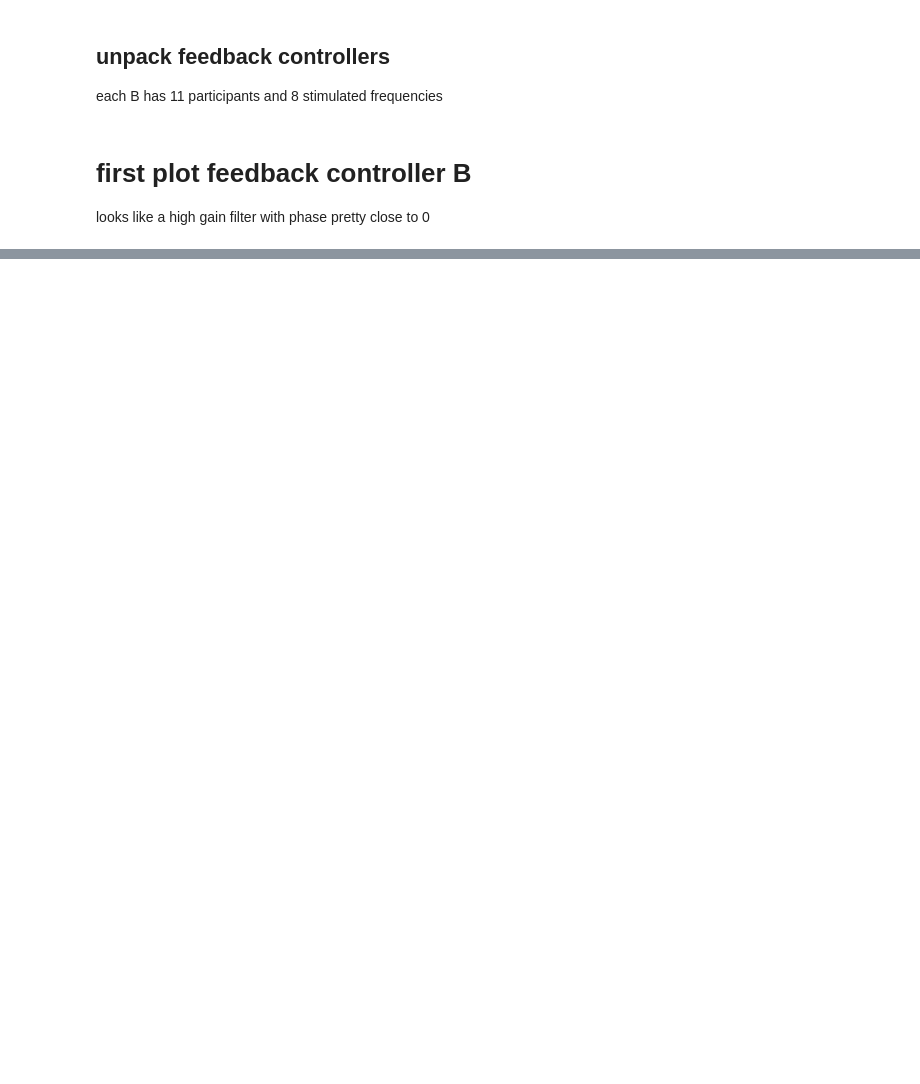
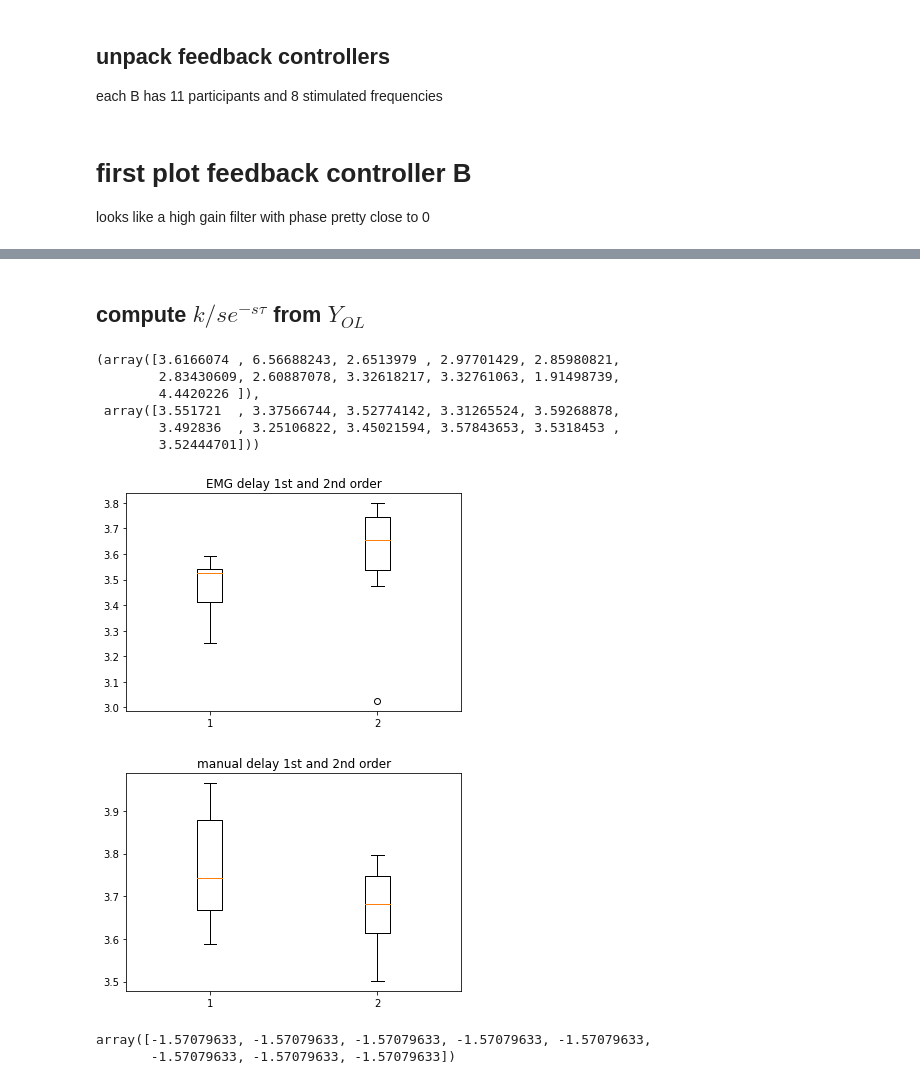
Before and after one commit to hachouuw/EMGdelay-analysis, a Jupyter notebook: MY_sanity_check.ipynb, the cells around one changed output, grey strips where cells are left out. Cells and saved outputs as stored; diff of their text form; code cells hidden in the pictures; blank space fills up the shorter version.

```diff
--- a/MY_sanity_check.ipynb
+++ b/MY_sanity_check.ipynb
@@ -182,0 +175,54 @@ array([<AxesSubplot:title={'center':'Y_OL second order manual'}, ylabel='gain'>,
+# %% [markdown]
+## compute $k/s e^{-s\tau}$ from $Y_{OL}$
+# %%
+def compute_gain_delay(data,num_freqs=8):
+    # data is open loop transfer function BM
+    # num_freqs is number of frequencies to consider when computing k and tau
+    ks = []
+    taus = []
+    for Y in data:
+        k = np.mean(abs(Y[:num_freqs])*abs(s[:num_freqs]))
+        tau = np.mean((np.angle(Y[:num_freqs])-np.angle(1j*omegas[:num_freqs]))/-omegas[:num_freqs])
+#         plt.plot(freqs,np.angle(Y),label='YOL data')
+#         plt.plot(freqs,(np.angle(Y)-np.angle(1j*omegas))/-omegas,label='etau')
+#         plt.plot(freqs,-omegas,label='k')
+#         plt.legend()
+#         plt.show()
+#         break;
+
+        ks.append(k)
+        taus.append(tau)
+    return np.asarray(ks), np.asarray(taus)
+compute_gain_delay((B_fo_emg*Mfo(s)),num_freqs=num_freqs)
+# %% [output]
+(array([3.6166074 , 6.56688243, 2.6513979 , 2.97701429, 2.85980821,
+        2.83430609, 2.60887078, 3.32618217, 3.32761063, 1.91498739,
+        4.4420226 ]),
+ array([3.551721  , 3.37566744, 3.52774142, 3.31265524, 3.59268878,
+        3.492836  , 3.25106822, 3.45021594, 3.57843653, 3.5318453 ,
+        3.52444701]))
+# %%
+# compute gain and delays for first order EMG
+num_freqs = 4
+k_fo_emg, tau_fo_emg = compute_gain_delay((B_fo_emg*Mfo(s)),num_freqs=num_freqs)
+k_so_emg, tau_so_emg = compute_gain_delay((B_so_emg*Mso(s)),num_freqs=num_freqs)
+k_fo_man, tau_fo_man = compute_gain_delay((B_fo_man*Mfo(s)),num_freqs=num_freqs)
+k_so_man, tau_so_man = compute_gain_delay((B_so_man*Mso(s)),num_freqs=num_freqs)
+
+plt.figure()
+plt.boxplot([tau_fo_emg,tau_so_emg])
+plt.title('EMG delay 1st and 2nd order')
+
+plt.figure()
+plt.boxplot([tau_fo_man,tau_so_man])
+plt.title('manual delay 1st and 2nd order')
+
+plt.show()
+# %% [output]
+[figure, added]
+[figure, added]
+# %%
+np.angle(1/s)
+# %% [output]
+array([-1.57079633, -1.57079633, -1.57079633, -1.57079633, -1.57079633,
+       -1.57079633, -1.57079633, -1.57079633])
```
Also changed, not shown: parts of 5 cells of this notebook.
